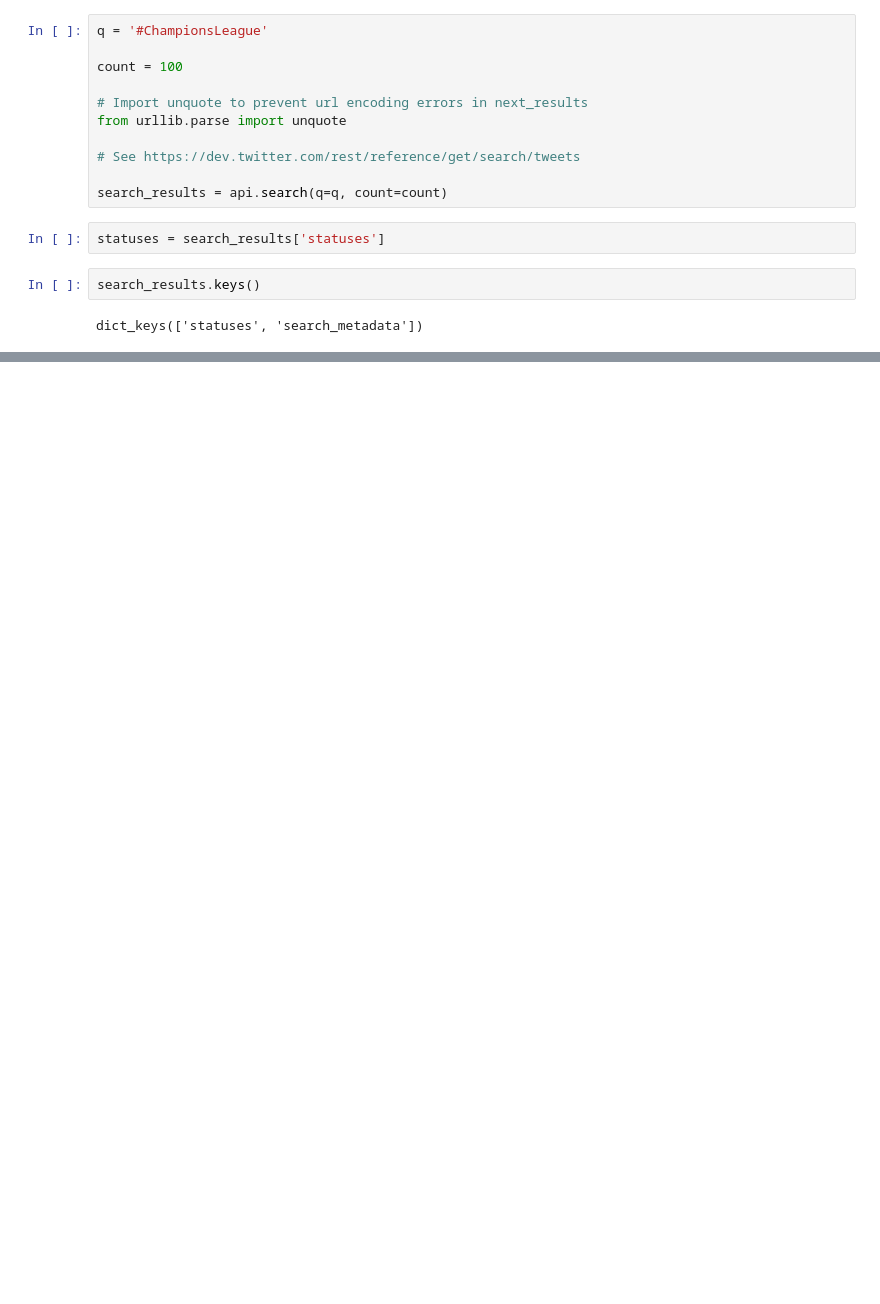
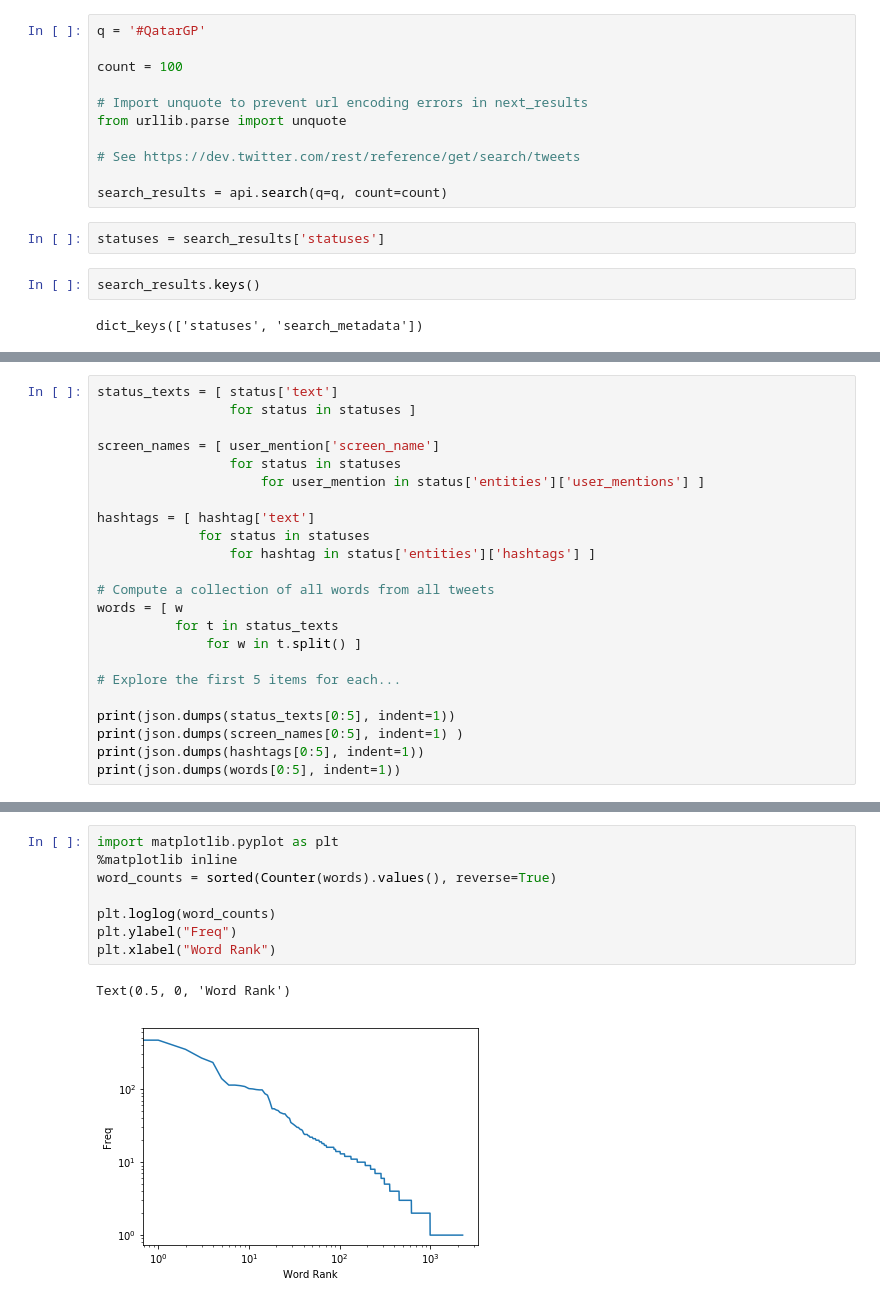
Before and after one commit to GAnagno/Social-Web, a Jupyter notebook: Twitter.ipynb, the cells around one changed output, grey strips where cells are left out. Saved outputs shown, nothing was run; the diff lists cells and outputs as text; blank space fills up the shorter version.

```diff
--- a/Twitter.ipynb
+++ b/Twitter.ipynb
@@ -55,5 +62,5 @@ print(common_trends)
 # %%
-q = '#ChampionsLeague'
+q = '#QatarGP'
 
 count = 100
 
@@ -135,0 +154,23 @@ Retweets:  32
+# %%
+status_texts = [ status['text']
+                 for status in statuses ]
+
+screen_names = [ user_mention['screen_name']
+                 for status in statuses
+                     for user_mention in status['entities']['user_mentions'] ]
+
+hashtags = [ hashtag['text']
+             for status in statuses
+                 for hashtag in status['entities']['hashtags'] ]
+
+# Compute a collection of all words from all tweets
+words = [ w
+          for t in status_texts
+              for w in t.split() ]
+
+# Explore the first 5 items for each...
+
+print(json.dumps(status_texts[0:5], indent=1))
+print(json.dumps(screen_names[0:5], indent=1) )
+print(json.dumps(hashtags[0:5], indent=1))
+print(json.dumps(words[0:5], indent=1))
@@ -135,0 +318,11 @@ Retweets:  32
+# %%
+import matplotlib.pyplot as plt
+%matplotlib inline
+word_counts = sorted(Counter(words).values(), reverse=True)
+
+plt.loglog(word_counts)
+plt.ylabel("Freq")
+plt.xlabel("Word Rank")
+# %% [output]
+Text(0.5, 0, 'Word Rank')
+[figure, added]
```
Also changed, not shown: parts of 44 cells of this notebook.
